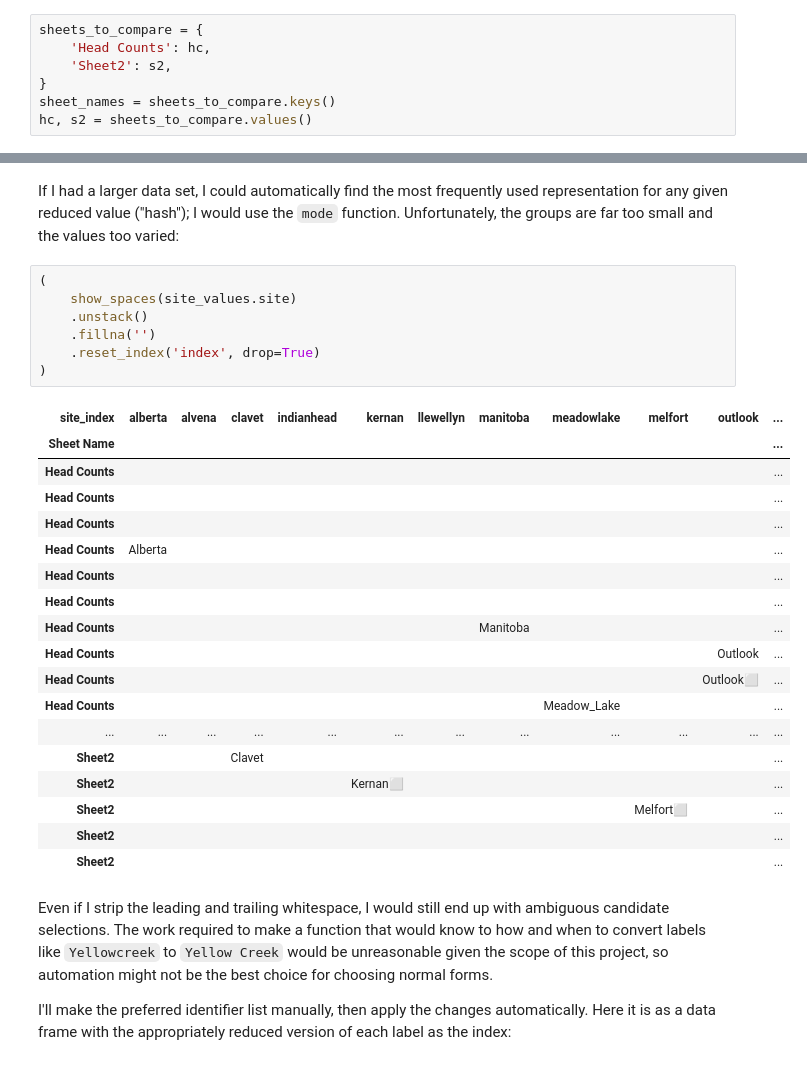
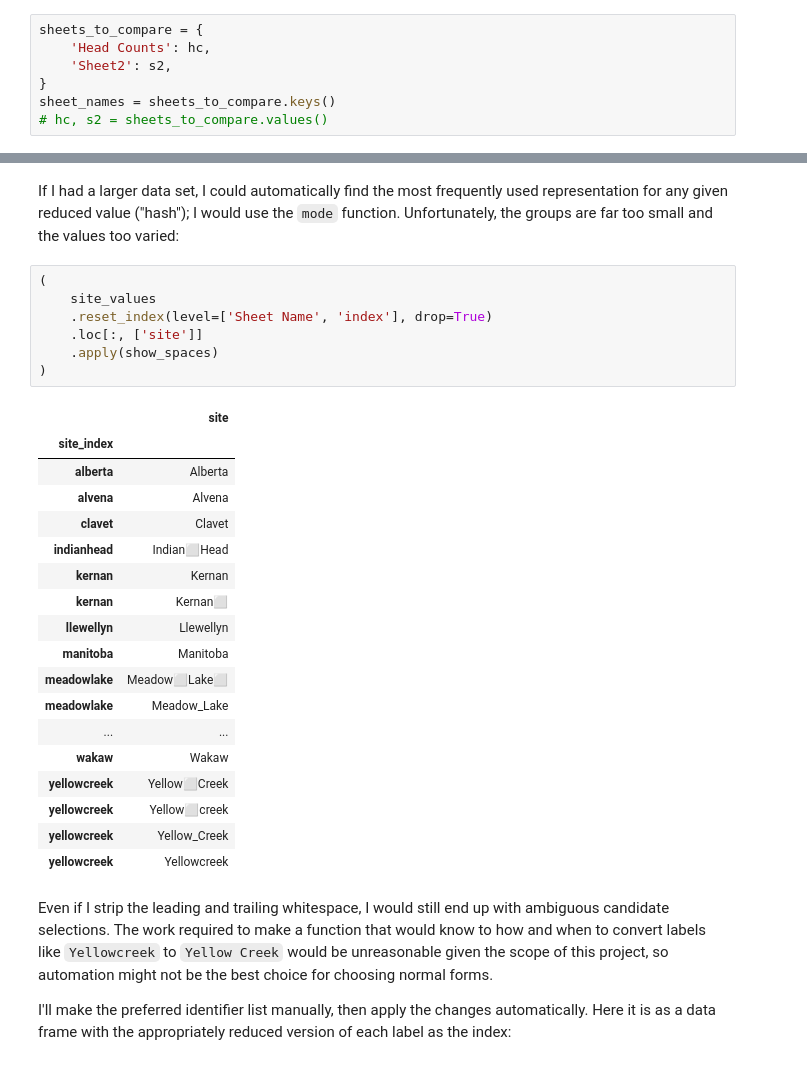
Before and after one commit to devvyn/aafc-field-data, a Jupyter notebook: notebook/projects/2016-sweep-vs-tiller/2016-sweep-vs-tiller.ipynb, the cells around one changed output, grey strips where cells are left out. Saved outputs shown, nothing was run; the diff lists cells and outputs as text.

```diff
--- a/notebook/projects/2016-sweep-vs-tiller/2016-sweep-vs-tiller.ipynb
+++ b/notebook/projects/2016-sweep-vs-tiller/2016-sweep-vs-tiller.ipynb
@@ -737,7 +737,7 @@ sheets_to_compare = {
     'Sheet2': s2,
 }
 sheet_names = sheets_to_compare.keys()
-hc, s2 = sheets_to_compare.values()
+# hc, s2 = sheets_to_compare.values()
 # %% [markdown]
 ## Compare Columns
 # %% [markdown]
@@ -1313,30 +1313,30 @@ for frame in (hc, s2) + (site_values, ):
 If I had a larger data set, I could automatically find the most frequently used representation for any given reduced value ("hash"); I would use the `mode` function. Unfortunately, the groups are far too small and the values too varied:
 # %%
 (
-    show_spaces(site_values.site)
-    .unstack()
-    .fillna('')
-    .reset_index('index', drop=True)
+    site_values
+    .reset_index(level=['Sheet Name', 'index'], drop=True)
+    .loc[:, ['site']]
+    .apply(show_spaces)
 )
 # %% [output]
-| site_index | alberta | alvena | clavet | indianhead | kernan | llewellyn | manitoba | meadowlake | melfort | outlook | ... |
-| Sheet Name |  |  |  |  |  |  |  |  |  |  | ... |
-| Head Counts |  |  |  |  |  |  |  |  |  |  | ... |
-| Head Counts |  |  |  |  |  |  |  |  |  |  | ... |
-| Head Counts |  |  |  |  |  |  |  |  |  |  | ... |
-| Head Counts | Alberta |  |  |  |  |  |  |  |  |  | ... |
-| Head Counts |  |  |  |  |  |  |  |  |  |  | ... |
-| Head Counts |  |  |  |  |  |  |  |  |  |  | ... |
-| Head Counts |  |  |  |  |  |  | Manitoba |  |  |  | ... |
-| Head Counts |  |  |  |  |  |  |  |  |  | Outlook | ... |
-| Head Counts |  |  |  |  |  |  |  |  |  | Outlook⬜️ | ... |
-| Head Counts |  |  |  |  |  |  |  | Meadow_Lake |  |  | ... |
-| ... | ... | ... | ... | ... | ... | ... | ... | ... | ... | ... | ... |
-| Sheet2 |  |  | Clavet |  |  |  |  |  |  |  | ... |
-| Sheet2 |  |  |  |  | Kernan⬜️ |  |  |  |  |  | ... |
-| Sheet2 |  |  |  |  |  |  |  |  | Melfort⬜️ |  | ... |
-| Sheet2 |  |  |  |  |  |  |  |  |  |  | ... |
-| Sheet2 |  |  |  |  |  |  |  |  |  |  | ... |
+|  | site |
+| site_index |  |
+| alberta | Alberta |
+| alvena | Alvena |
+| clavet | Clavet |
+| indianhead | Indian⬜️Head |
+| kernan | Kernan |
+| kernan | Kernan⬜️ |
+| llewellyn | Llewellyn |
+| manitoba | Manitoba |
+| meadowlake | Meadow⬜️Lake⬜️ |
+| meadowlake | Meadow_Lake |
+| ... | ... |
+| wakaw | Wakaw |
+| yellowcreek | Yellow⬜️Creek |
+| yellowcreek | Yellow⬜️creek |
+| yellowcreek | Yellow_Creek |
+| yellowcreek | Yellowcreek |
 # %% [markdown]
 Even if I strip the leading and trailing whitespace, I would still end up with ambiguous candidate selections. The work required to make a function that would know to how and when to convert labels like `Yellowcreek` to `Yellow Creek` would be unreasonable given the scope of this project, so automation might not be the best choice for choosing normal forms.
 
```
Also changed, not shown: parts of 18 cells of this notebook.
